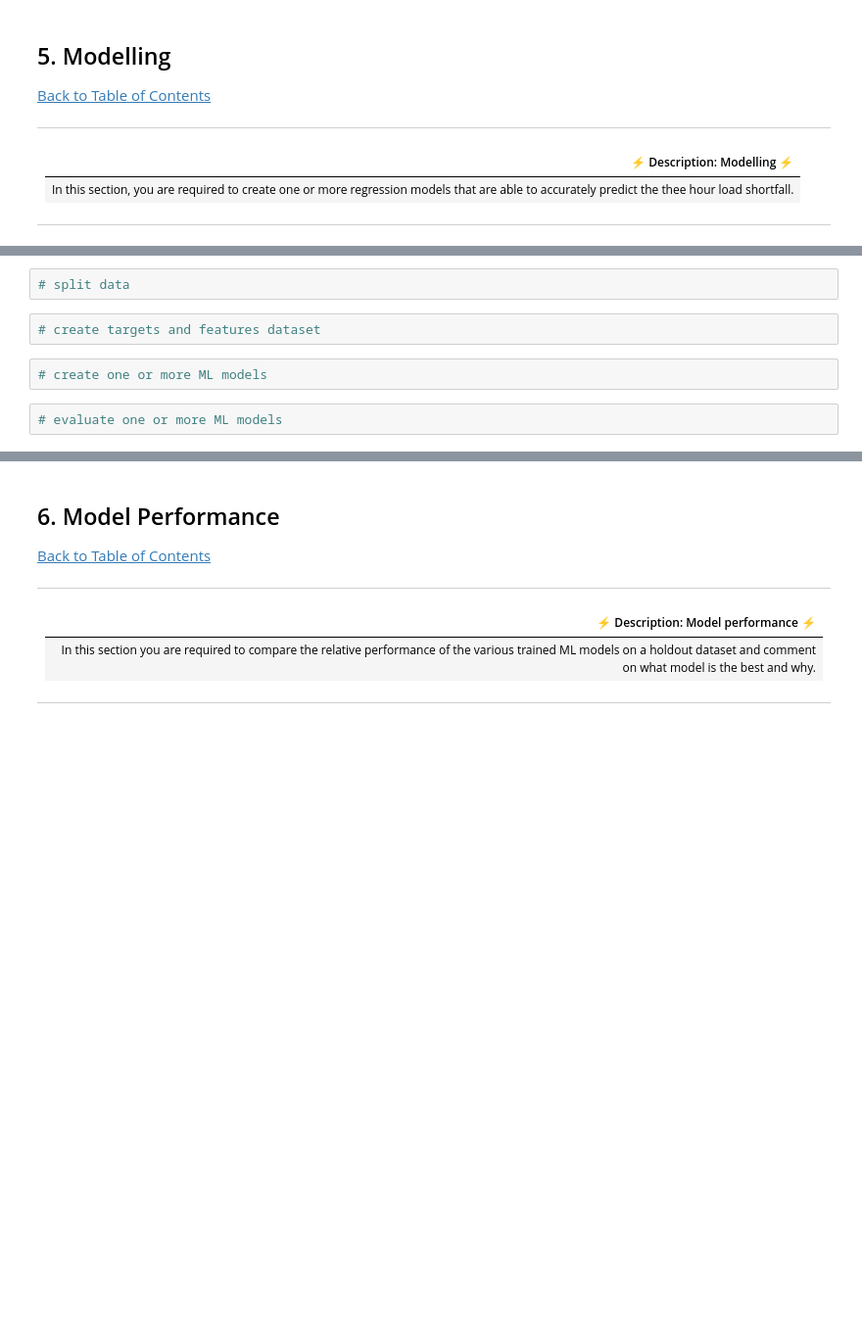
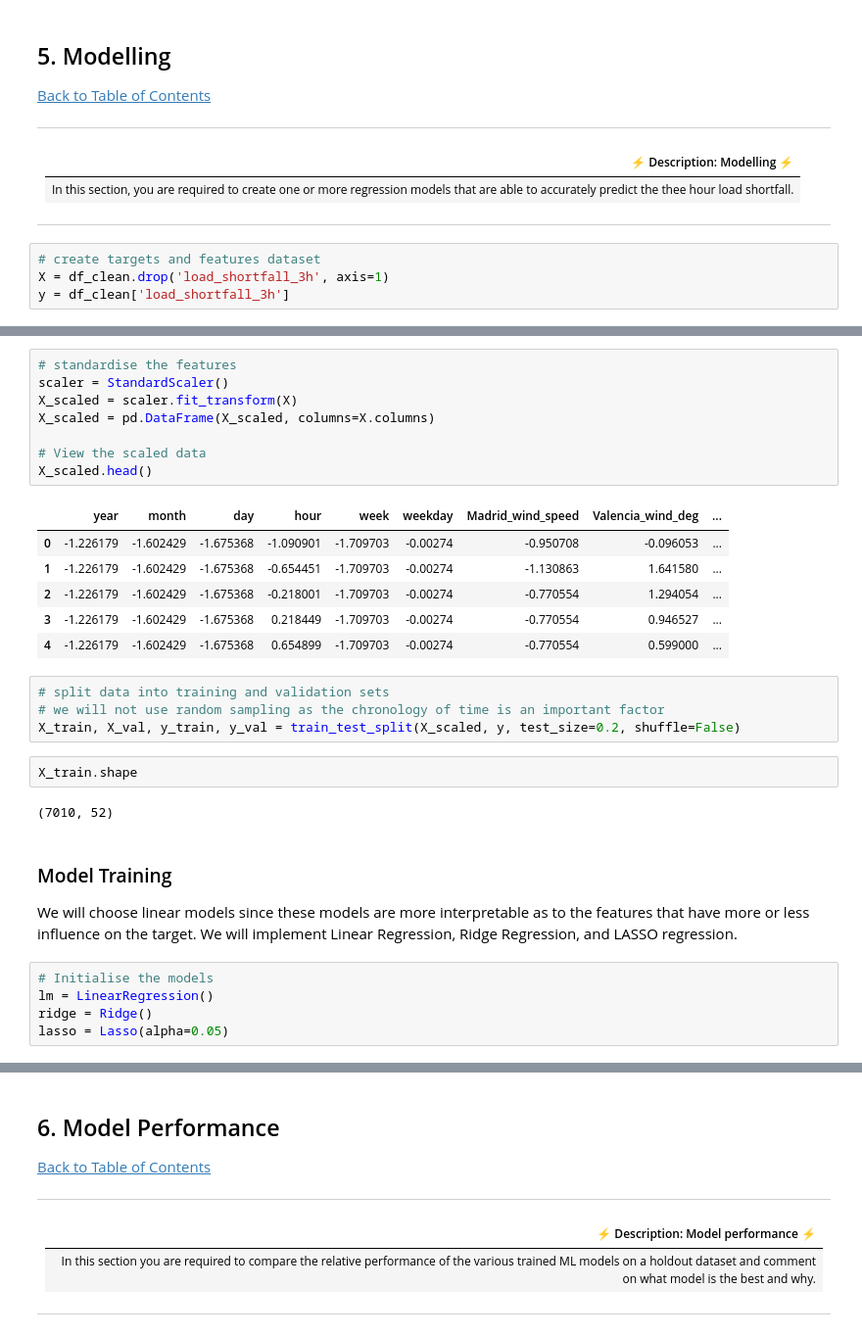
Before and after one commit to StephenGQuimpo/load-shortfall-regression-predict-api, a Jupyter notebook: regression_predict_ZF4.ipynb, the cells around one changed output, grey strips where cells are left out. Shown: that part at 98% size. Cells and saved outputs as stored; diff of their text form; blank space fills up the shorter version.

```diff
--- a/regression_predict_ZF4.ipynb
+++ b/regression_predict_ZF4.ipynb
@@ -460,3 +477,7 @@ def get_date_time_features(df):
 | In this section, you are required to create one or more regression models that are able to accurately predict the thee hour load shortfall. |
 
 ---
+# %%
+# create targets and features dataset
+X = df_clean.drop('load_shortfall_3h', axis=1)
+y = df_clean['load_shortfall_3h']
@@ -463,8 +490,32 @@ def get_date_time_features(df):
+# %%
+# standardise the features
+scaler = StandardScaler()
+X_scaled = scaler.fit_transform(X)
+X_scaled = pd.DataFrame(X_scaled, columns=X.columns)
+
+# View the scaled data
+X_scaled.head()
+# %% [output]
+|  | year | month | day | hour | week | weekday | Madrid_wind_speed | Valencia_wind_deg | ... |
+| 0 | -1.226179 | -1.602429 | -1.675368 | -1.090901 | -1.709703 | -0.00274 | -0.950708 | -0.096053 | ... |
+| 1 | -1.226179 | -1.602429 | -1.675368 | -0.654451 | -1.709703 | -0.00274 | -1.130863 | 1.641580 | ... |
+| 2 | -1.226179 | -1.602429 | -1.675368 | -0.218001 | -1.709703 | -0.00274 | -0.770554 | 1.294054 | ... |
+| 3 | -1.226179 | -1.602429 | -1.675368 | 0.218449 | -1.709703 | -0.00274 | -0.770554 | 0.946527 | ... |
+| 4 | -1.226179 | -1.602429 | -1.675368 | 0.654899 | -1.709703 | -0.00274 | -0.770554 | 0.599000 | ... |
 # %%
-# split data
+# split data into training and validation sets
+# we will not use random sampling as the chronology of time is an important factor
+X_train, X_val, y_train, y_val = train_test_split(X_scaled, y, test_size=0.2, shuffle=False)
-# %%
-# create targets and features dataset
-# %%
-# create one or more ML models
-# %%
-# evaluate one or more ML models
+# %%
+X_train.shape
+# %% [output]
+(7010, 52)
+# %% [markdown]
+### Model Training
+
+We will choose linear models since these models are more interpretable as to the features that have more or less influence on the target. We will implement Linear Regression, Ridge Regression, and LASSO regression.
+# %%
+# Initialise the models
+lm = LinearRegression()
+ridge = Ridge()
+lasso = Lasso(alpha=0.05)
```
Also changed, not shown: parts of 15 cells of this notebook.
